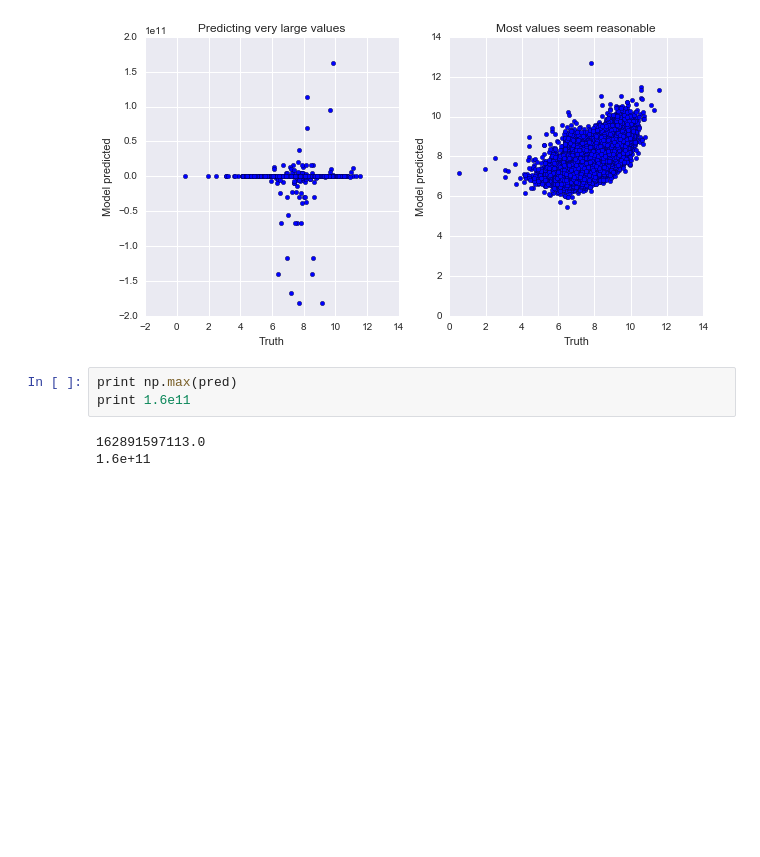
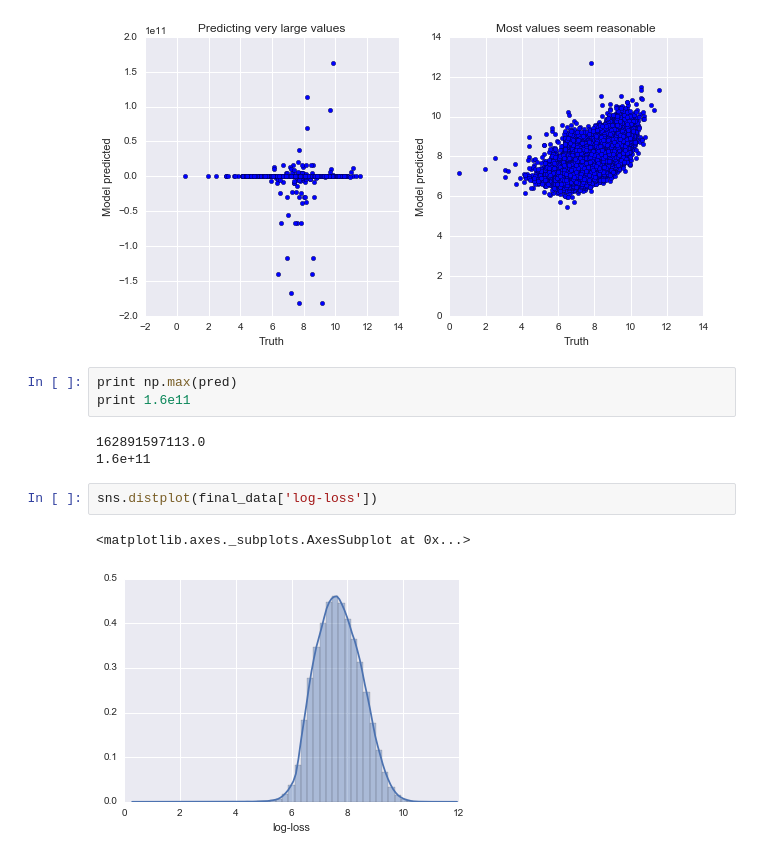
Before and after one commit to ewillmot/kaggle-allstate, a Jupyter notebook: notebooks/20161024_KEW_linearmodels.ipynb, the cells around one changed output. Saved outputs shown, nothing was run; the diff lists cells and outputs as text; blank space fills up the shorter version.

```diff
--- a/notebooks/20161024_KEW_linearmodels.ipynb
+++ b/notebooks/20161024_KEW_linearmodels.ipynb
@@ -162,3 +162,8 @@ print 1.6e11
 # %% [output]
 162891597113.0
 1.6e+11
+# %%
+sns.distplot(final_data['log-loss'])
+# %% [output]
+<matplotlib.axes._subplots.AxesSubplot at 0x...>
+[figure, added]
```
